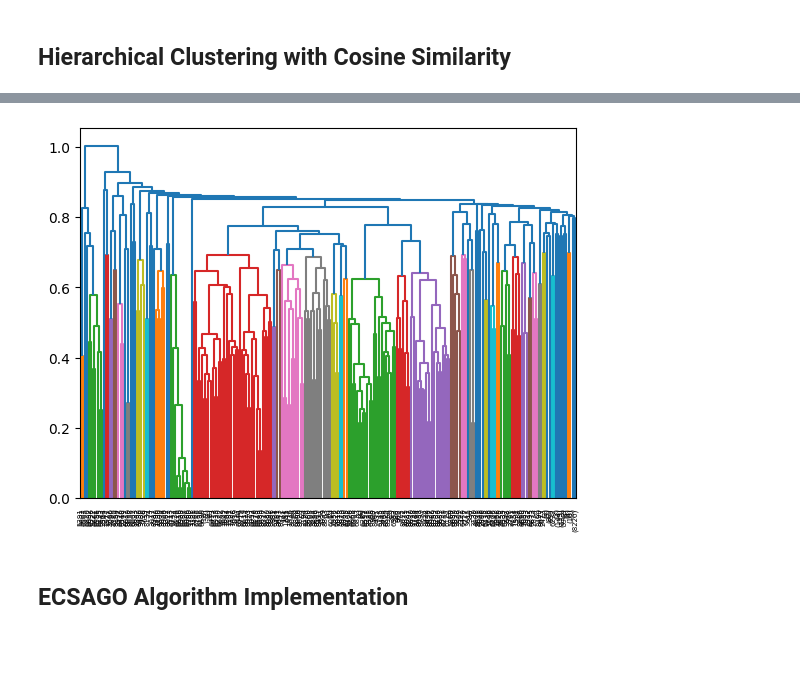
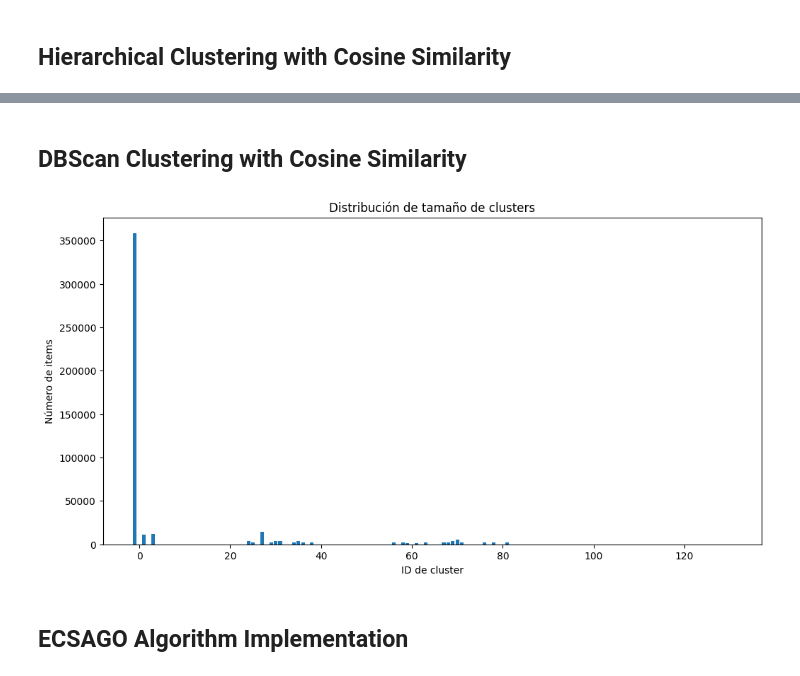
Before and after one commit to UIdealist/products-viability-analysis, a Jupyter notebook: src/gold/clusterization/clusterize_encodings.ipynb, the cells around one changed output, grey strips where cells are left out. Cells and saved outputs as stored; diff of their text form; code cells hidden in the pictures; blank space fills up the shorter version.

```diff
--- a/src/gold/clusterization/clusterize_encodings.ipynb
+++ b/src/gold/clusterization/clusterize_encodings.ipynb
@@ -361,7 +417,5 @@ def plot_dendrogram(model, **kwargs):
     ).astype(float)
 
     dendrogram(linkage_matrix, **kwargs)
-# %%
-plot_dendrogram(model, truncate_mode="level", p=20)
-# %% [output]
-[figure, removed]
+# %% [markdown]
+## DBScan Clustering with Cosine Similarity
@@ -368,3 +432,24 @@ plot_dendrogram(model, truncate_mode="level", p=20)
+# %%
+if REGENERATE_INTERMEDIATE_TABLES:
+    result_rdd = df_items_features.select("features").rdd.map(lambda r: r.features.toArray()).mapPartitions(hdbscan_partition)
+    result_df = result_rdd.toDF(["features", "cluster"])
+
+    (
+        result_df.write
+            .format('delta')
+            .mode('overwrite')
+            .save(spark_utils.path('dbscan_meta_items_clustered_equi', catalog=GOLD_SCHEMA_CLUSTER))
+    )
+
+dbscan_meta_items_clustered_equi = spark.read.format('delta').load(spark_utils.path(
+    'dbscan_meta_items_clustered_equi', catalog=GOLD_SCHEMA_CLUSTER
+))
+# %%
+plot_cluster_distribution(
+    dbscan_meta_items_clustered_equi, 'cluster'
+)
+# %% [output]
+[figure, added]
 # %% [markdown]
 ## ECSAGO Algorithm Implementation
 # %%
```
Also changed, not shown: parts of 49 cells of this notebook, 25 other files.
